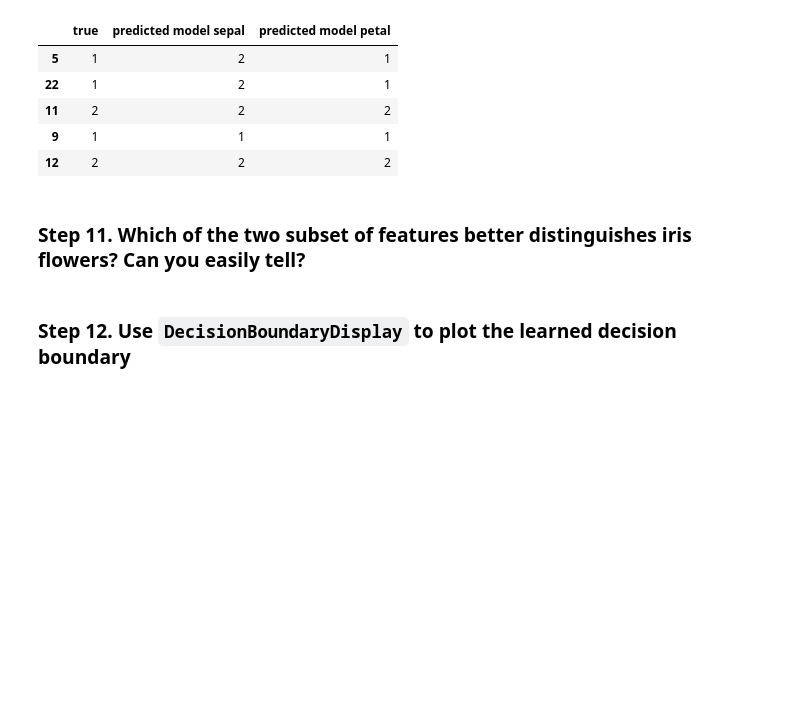
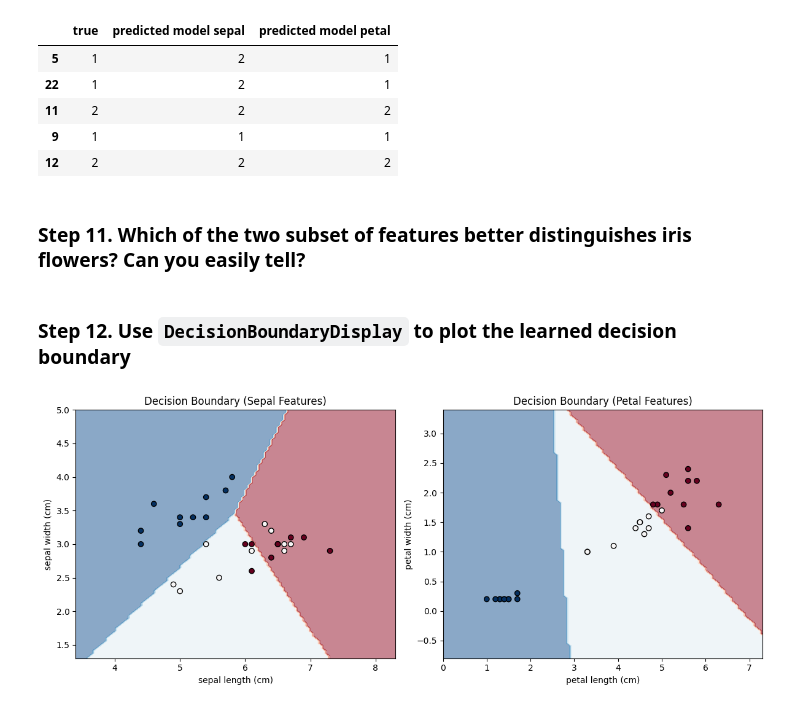
Before and after one commit to HassanAlgoz/AAI, a Jupyter notebook: student/C3/M1/ex3_class.ipynb, the cells around one changed output. Drawn from its saved outputs; the diff is of its cells as text; code cells hidden in the pictures; blank space fills up the shorter version.

```diff
--- a/student/C3/M1/ex3_class.ipynb
+++ b/student/C3/M1/ex3_class.ipynb
@@ -162,3 +162,51 @@ Accuracy of model using petal features: 0.97
 # more correct predictions than the model using sepal features.
 # %% [markdown]
 ### Step 12. Use `DecisionBoundaryDisplay` to plot the learned decision boundary
+# %%
+from sklearn.inspection import DecisionBoundaryDisplay
+
+fig, ax = plt.subplots(1, 2, figsize=(12, 5))
+
+DecisionBoundaryDisplay.from_estimator(
+    model_sepal,
+    X_sepal_test,
+    response_method="predict",
+    ax=ax[0],
+    cmap="RdBu_r",
+    alpha=0.5
+)
+scatter = ax[0].scatter(
+    X_sepal_test.iloc[:, 0],
+    X_sepal_test.iloc[:, 1],
+    c=y_sepal_test,
+    cmap="RdBu_r",
+    edgecolor="k"
+)
+ax[0].set_title("Decision Boundary (Sepal Features)")
+ax[0].set_xlabel("sepal length (cm)")
+ax[0].set_ylabel("sepal width (cm)")
+
+# Petal features decision boundary
+DecisionBoundaryDisplay.from_estimator(
+    model_petal,
+    X_petal_test,
+    response_method="predict",
+    ax=ax[1],
+    cmap="RdBu_r",
+    alpha=0.5
+)
+scatter = ax[1].scatter(
+    X_petal_test.iloc[:, 0],
+    X_petal_test.iloc[:, 1],
+    c=y_petal_test,
+    cmap="RdBu_r",
+    edgecolor="k"
+)
+ax[1].set_title("Decision Boundary (Petal Features)")
+ax[1].set_xlabel("petal length (cm)")
+ax[1].set_ylabel("petal width (cm)")
+
+plt.tight_layout()
+plt.show()
+# %% [output]
+[figure, added]
```
